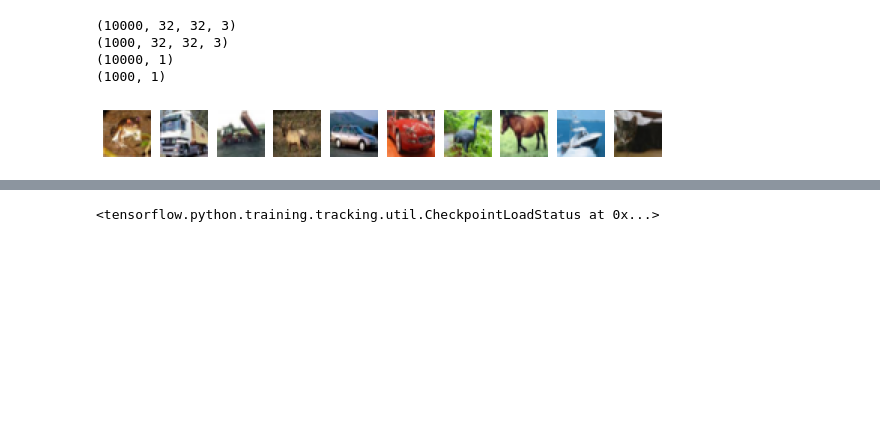
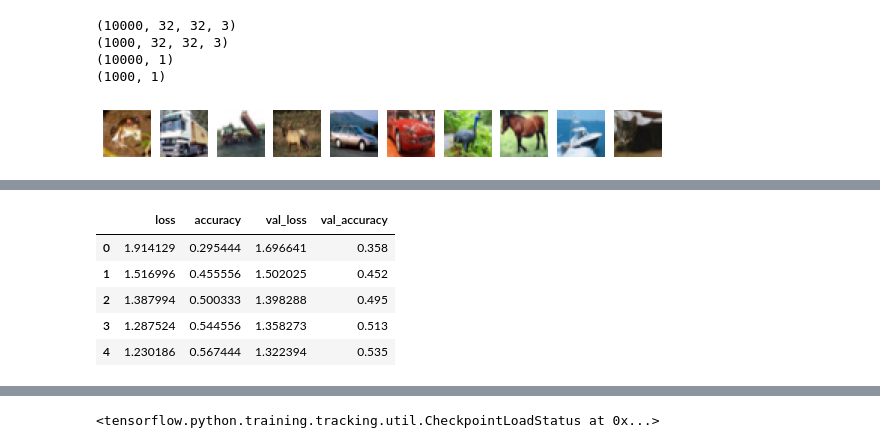
Before and after one commit to ravitata/tensorflow2, a Jupyter notebook: c1w4_work.ipynb, the cells around one changed output, grey strips where cells are left out. Drawn from its saved outputs; the diff is of its cells as text; code cells hidden in the pictures; blank space fills up the shorter version.

```diff
--- a/c1w4_work.ipynb
+++ b/c1w4_work.ipynb
@@ -135,0 +147,10 @@ Test Accuracy= 0.103
+# %%
+df = pd.DataFrame(history.history)
+df.head()
+# %% [output]
+|  | loss | accuracy | val_loss | val_accuracy |
+| 0 | 1.914129 | 0.295444 | 1.696641 | 0.358 |
+| 1 | 1.516996 | 0.455556 | 1.502025 | 0.452 |
+| 2 | 1.387994 | 0.500333 | 1.398288 | 0.495 |
+| 3 | 1.287524 | 0.544556 | 1.358273 | 0.513 |
+| 4 | 1.230186 | 0.567444 | 1.322394 | 0.535 |
```
Also changed, not shown: parts of 14 cells of this notebook.
